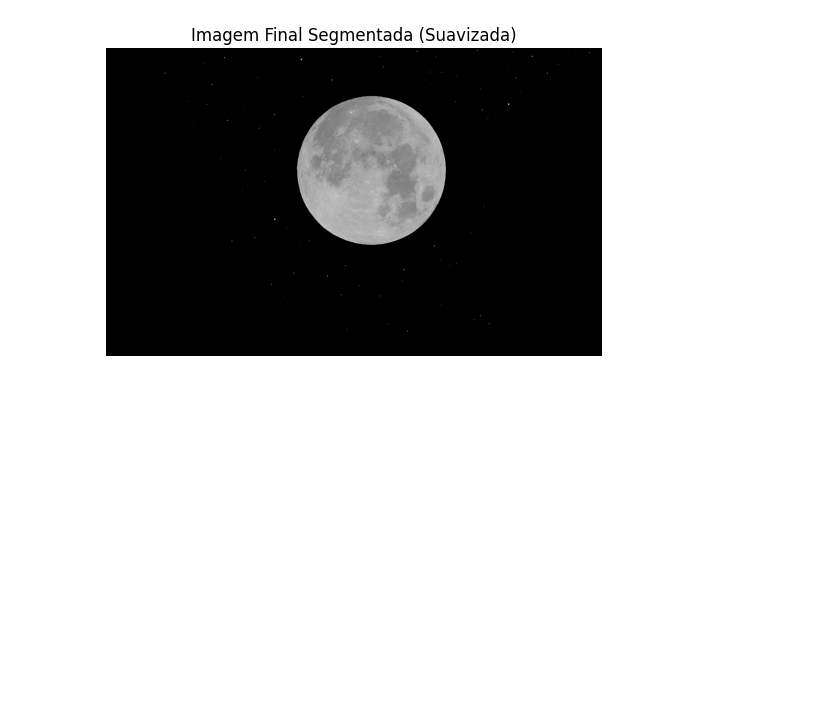
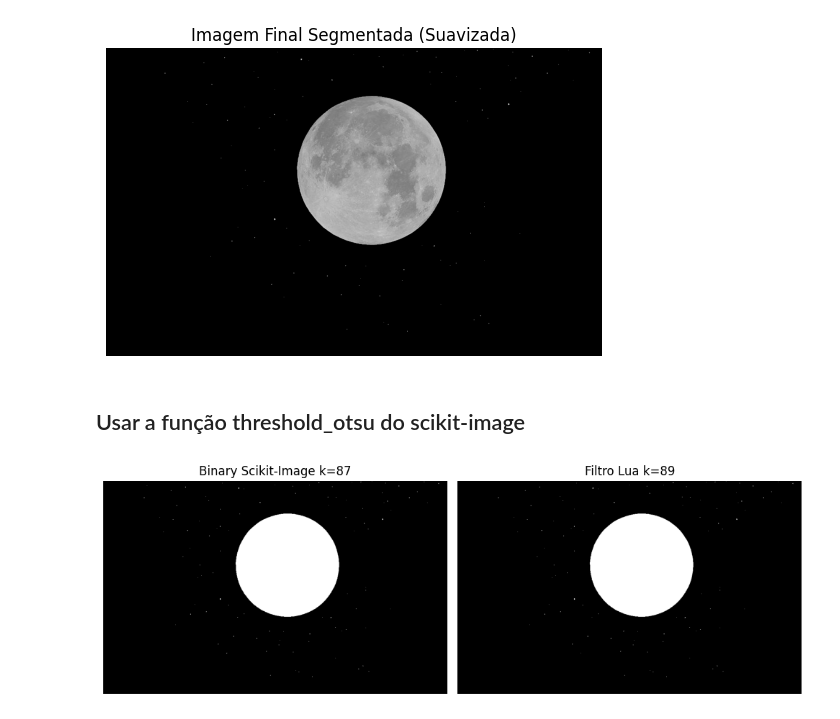
Before and after one commit to brunoroma83/PTC5892-Processamento-de-Imagens-Medicas, a Jupyter notebook: Método Otsu (1979).ipynb, the cells around one changed output. Drawn from its saved outputs; the diff is of its cells as text; code cells hidden in the pictures; blank space fills up the shorter version.

Commit message:
incluida comparação do calculo do threshold entre o calculo do skimage e meu calculo

```diff
--- a/Método Otsu (1979).ipynb
+++ b/Método Otsu (1979).ipynb
@@ -546,3 +546,26 @@ plt.axis('off')
 plt.show()
 # %% [output]
 [figure]
+# %% [markdown]
+## Usar a função threshold_otsu do scikit-image
+# %%
+from skimage.filters import threshold_otsu
+
+thresh = threshold_otsu(lua_img)
+binary_img = lua_img > thresh
+
+# mosrtrar as imagens geradas por mim e pla função scikit-image
+fig, axs = plt.subplots(1, 2, figsize=(10, 5))
+
+axs[0].imshow(binary_img, cmap='gray', vmin=0, vmax=1)
+axs[0].set_title(f'Binary Scikit-Image k={thresh}')
+axs[0].axis('off')
+
+axs[1].imshow(filtro_lua, cmap='gray', vmin=0, vmax=1)
+axs[1].set_title(f'Filtro Lua k={k}')
+axs[1].axis('off')
+
+plt.tight_layout()
+plt.show()
+# %% [output]
+[figure, added]
```
